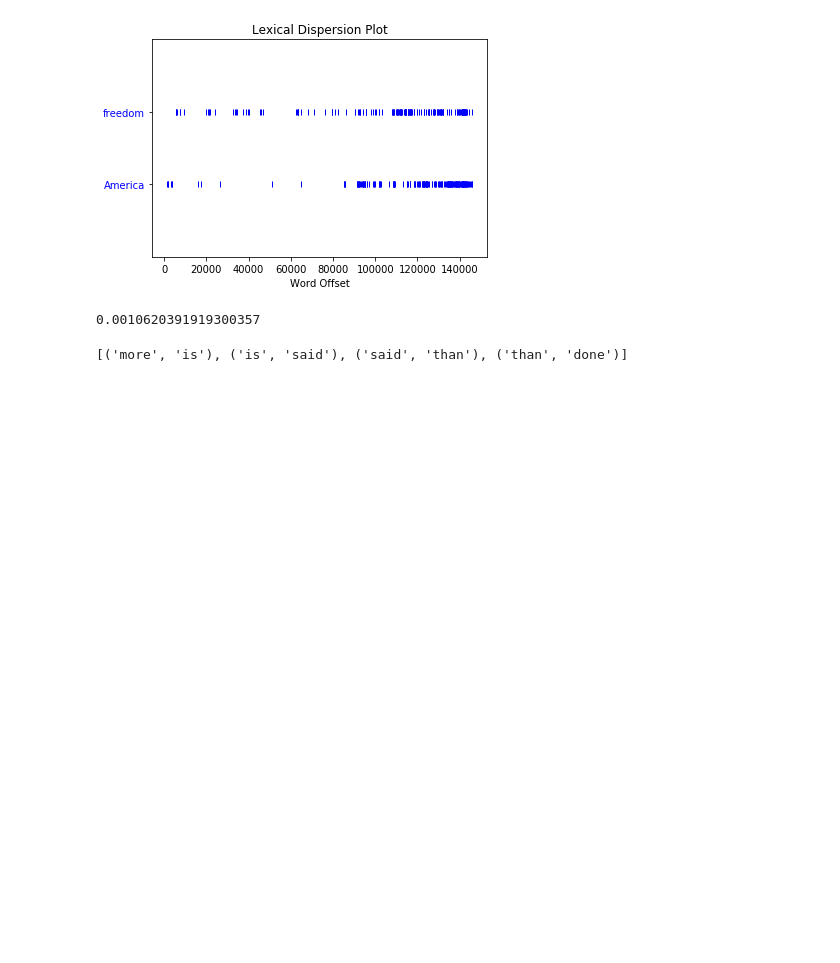
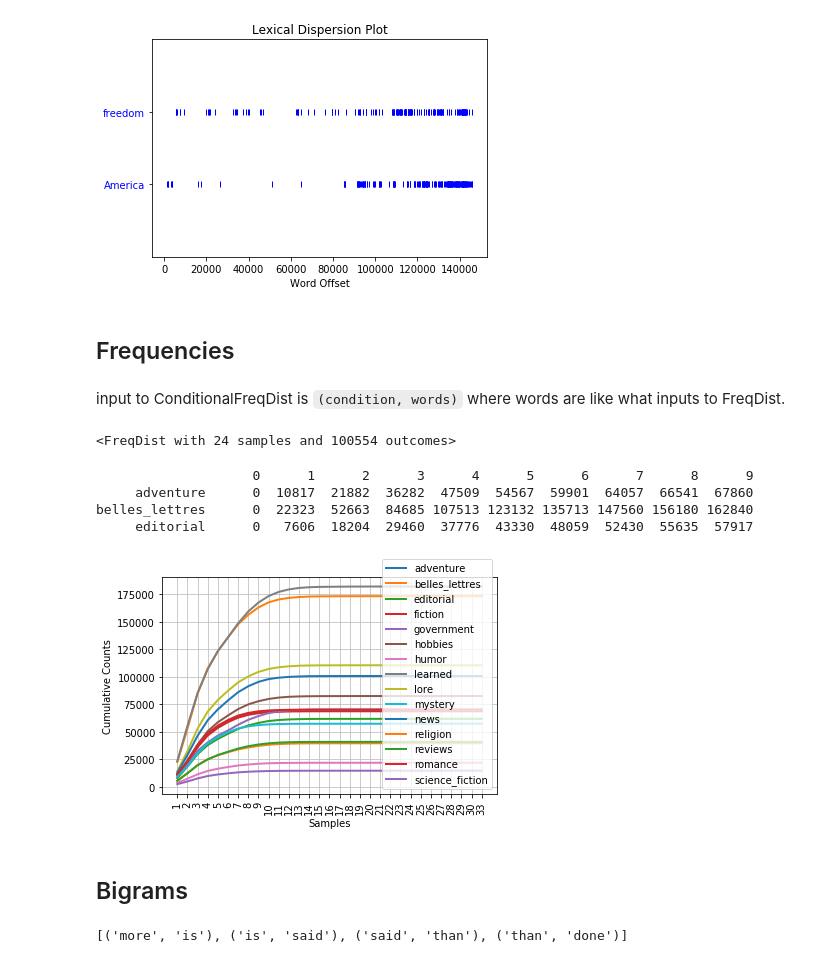
Before and after one commit to hoihui/nlp, a Jupyter notebook: nltk.ipynb, the cells around one changed output. Drawn from its saved outputs; the diff is of its cells as text; code cells hidden in the pictures; blank space fills up the shorter version.

```diff
--- a/nltk.ipynb
+++ b/nltk.ipynb
@@ -40,17 +111,42 @@ the_pictures
 [figure]
 # %%
 # len(text1),sorted(set(text1)),text4.count('freedom') #convertible to list of words
+# %% [markdown]
+## Frequencies
 # %%
-fd=FreqDist(text1) #like counter.Counter
+fd=nltk.FreqDist(text1) #inputs list, like counter.Counter, with added functions
 fd.freq('most') # =fd['most']/sum(fd.values())
 fd.N() #total number of samples
 fd.max() #word w/ greatest count
-fd.tabulate()
-fd.plot(cumulative=False)
+# fd.tabulate()  #tabulate the frequency distribution
+# fd.plot(cumulative=False) #graphical plot of the frequency distribution
 fd1|=fd2 #update fd1 with counts from fd2
 fd1<fd2 #word-by-word test
-# %% [output]
-0.0010620391919300357
+# %% [markdown]
+input to ConditionalFreqDist is `(condition, words)` where words are like what inputs to FreqDist.
+# %%
+cfd=nltk.ConditionalFreqDist(
+          (genre, len(word))
+           for genre in nltk.corpus.brown.categories()  #'adventure','belles_lettres','editorial',...
+           for word in nltk.corpus.brown.words(categories=genre))
+print(cfd['news']) # extract a subset as FreqDist
+# %% [output]
+<FreqDist with 24 samples and 100554 outcomes>
+# %%
+cfd.tabulate(conditions=nltk.corpus.brown.categories()[:3],   # restrict the 'genre' in the tuples (in prev cmd)
+             samples=range(10),  # restrict the 'len(word)' in the tuples (in prev cmd)
+             cumulative=True)
+# %% [output]
+                    0      1      2      3      4      5      6      7      8      9
+     adventure      0  10817  21882  36282  47509  54567  59901  64057  66541  67860
+belles_lettres      0  22323  52663  84685 107513 123132 135713 147560 156180 162840
+     editorial      0   7606  18204  29460  37776  43330  48059  52430  55635  57917
+# %%
+cfd.plot(cumulative=True)  # the second element in the tuple must be ordinal(?).
+# %% [output]
+[figure, added]
+# %% [markdown]
+## Bigrams
 # %%
 list(bigrams(['more', 'is', 'said', 'than', 'done']))
 # %% [output]
```
Also changed, not shown: parts of 16 cells of this notebook.
